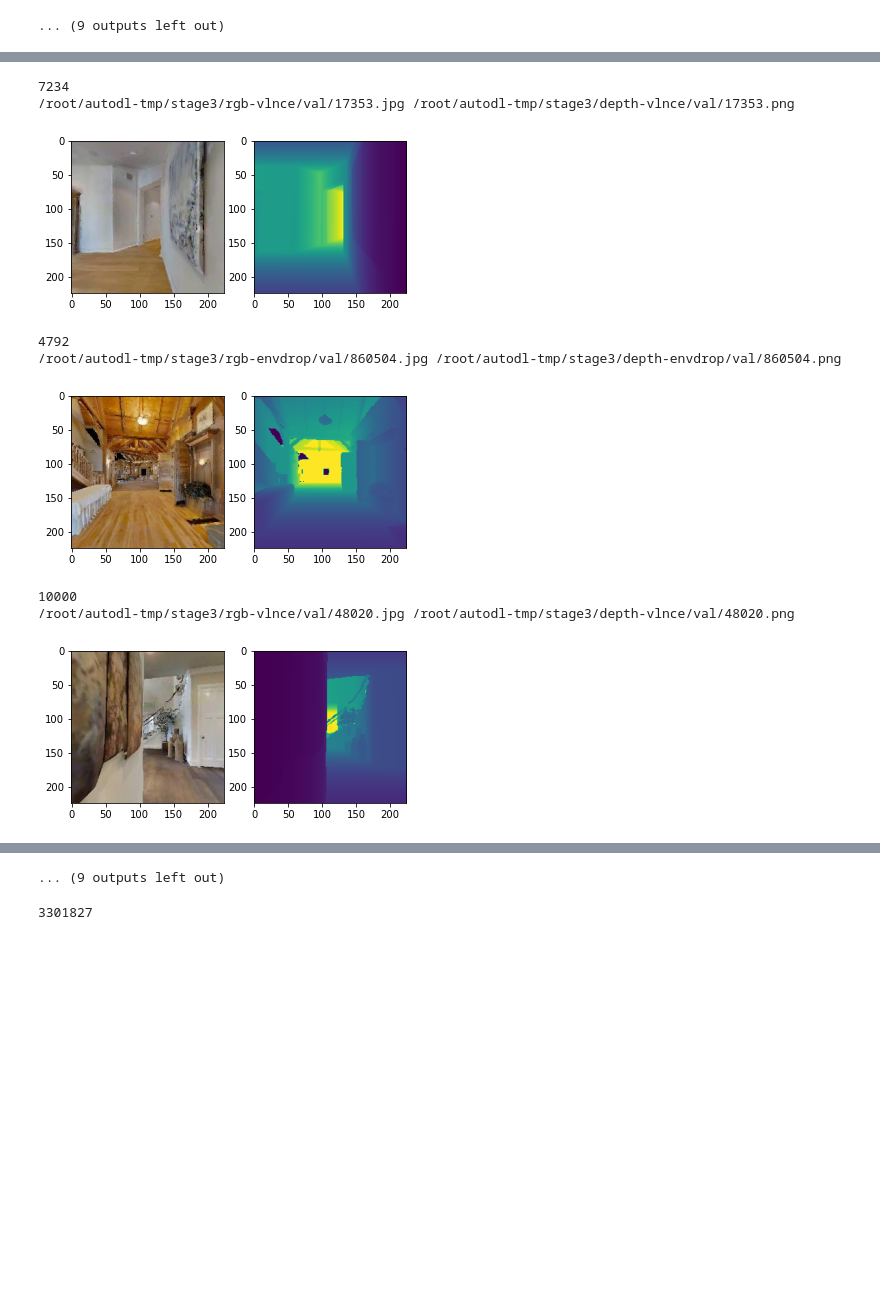
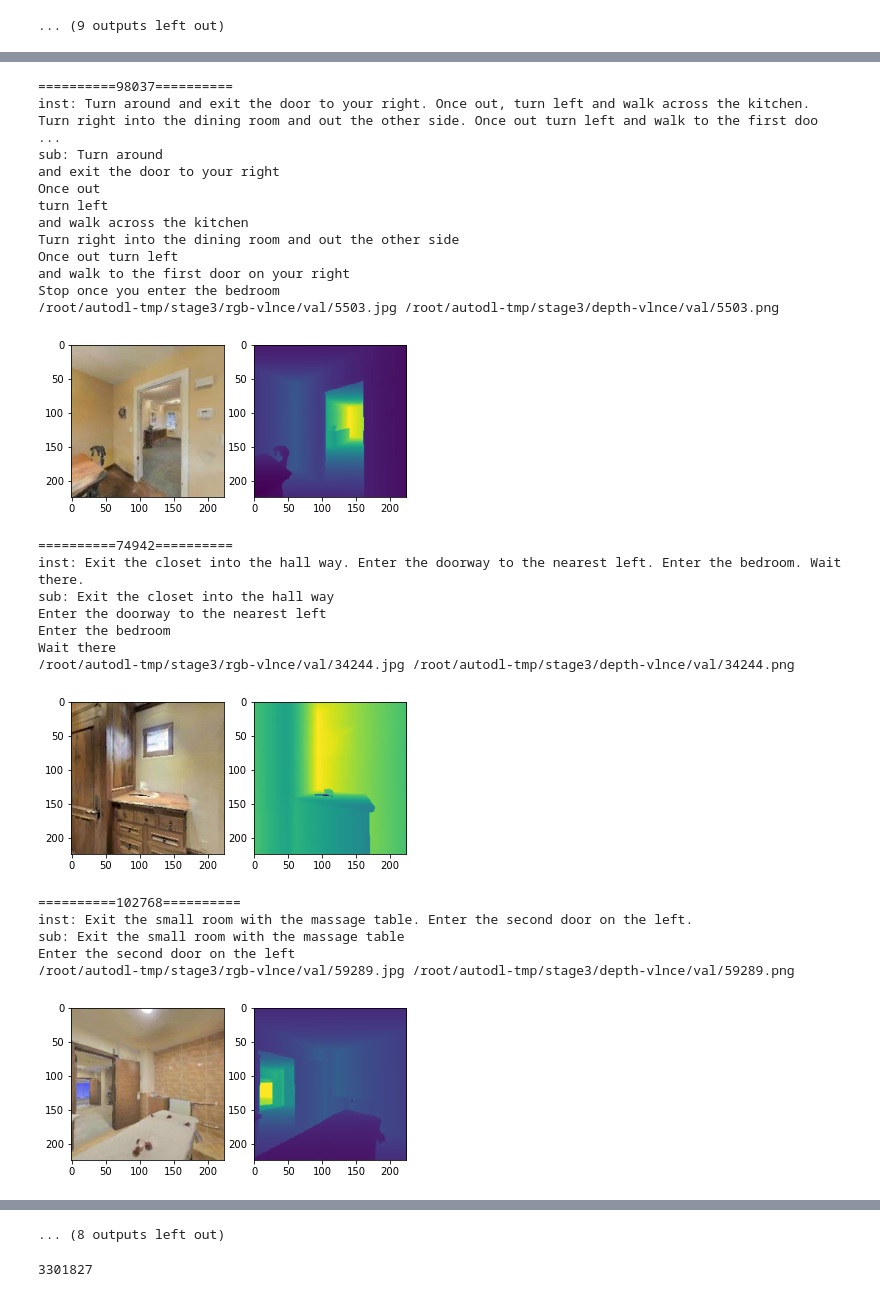
Before and after one commit to RavenKiller/MEE, a Jupyter notebook: scripts/evo_data_stage3.ipynb, the cells around one changed output, grey strips where cells are left out. Cells and saved outputs as stored; diff of their text form; code cells hidden in the pictures; blank space fills up the shorter version.

```diff
--- a/scripts/evo_data_stage3.ipynb
+++ b/scripts/evo_data_stage3.ipynb
@@ -743,10 +745,21 @@ FOLDER_RGB_OUT = Path("/root/autodl-tmp/stage3/")
 FOLDER_DEPTH_OUT = Path("/root/autodl-tmp/stage3/")
 rgb_files = sorted(list(FOLDER_RGB_OUT.glob("rgb-*/val/*.jpg")))
 depth_files = sorted(list(FOLDER_DEPTH_OUT.glob("depth-*/val/*.png")))
+# text train
+FOLDER_RGB_OUT = Path("/root/autodl-tmp/stage3/")
+FOLDER_DEPTH_OUT = Path("/root/autodl-tmp/stage3/")
+text_files = sorted(list(FOLDER_RGB_OUT.glob("text-*/val/*.txt")))
+sub_files = sorted(list(FOLDER_DEPTH_OUT.glob("sub-*/val/*.txt")))
 print(len(rgb_files))
 assert len(rgb_files)==len(depth_files)
+assert len(text_files)==len(sub_files)
 for _ in range(10):
     idx = random.randint(0, len(rgb_files)-1)
+    print("=========={}==========".format(idx))
+    with open(text_files[idx], "r") as f:
+        print("inst: "+f.read())
+    with open(sub_files[idx], "r") as f:
+        print("sub: "+f.read())
     rgb = Image.open(rgb_files[idx])
     depth = Image.open(depth_files[idx])
     print(rgb_files[idx], depth_files[idx])
@@ -756,20 +769,6 @@ for _ in range(10):
     plt.subplot(1,2, 2)
     plt.imshow(np.array(depth).astype(float))
     plt.show()
-    print(np.array(depth).max())
-# text train
-FOLDER_RGB_OUT = Path("/root/autodl-tmp/stage3/")
-FOLDER_DEPTH_OUT = Path("/root/autodl-tmp/stage3/")
-text_files = sorted(list(FOLDER_RGB_OUT.glob("text-*/val/*.txt")))
-sub_files = sorted(list(FOLDER_DEPTH_OUT.glob("sub-*/val/*.txt")))
-assert len(text_files)==len(sub_files)
-print(len(text_files))
-for _ in range(10):
-    idx = random.randint(0, len(text_files)-1)
-    print("=========={}==========".format(idx))
-    with open(text_files[idx], "r") as f:
-        print("inst: "+f.read())
-    with open(sub_files[idx], "r") as f:
-        print("sub: "+f.read())
+    # print(np.array(depth).max())
 # %% [output]
 119281
@@ -778,9 +782,27 @@ for _ in range(10):
-7234
-/root/autodl-tmp/stage3/rgb-vlnce/val/17353.jpg /root/autodl-tmp/stage3/depth-vlnce/val/17353.png
+==========98037==========
+inst: Turn around and exit the door to your right. Once out, turn left and walk across the kitchen. Turn right into the dining room and out the other side. Once out turn left and walk to the first doo ...
+sub: Turn around
+and exit the door to your right
+Once out
+turn left
+and walk across the kitchen
+Turn right into the dining room and out the other side
+Once out turn left
+and walk to the first door on your right
+Stop once you enter the bedroom
+/root/autodl-tmp/stage3/rgb-vlnce/val/5503.jpg /root/autodl-tmp/stage3/depth-vlnce/val/5503.png
-[figure, old version]
+[figure, new version]
-4792
-/root/autodl-tmp/stage3/rgb-envdrop/val/860504.jpg /root/autodl-tmp/stage3/depth-envdrop/val/860504.png
+==========74942==========
+inst: Exit the closet into the hall way. Enter the doorway to the nearest left. Enter the bedroom. Wait there.
+sub: Exit the closet into the hall way
+Enter the doorway to the nearest left
+Enter the bedroom
+Wait there
+/root/autodl-tmp/stage3/rgb-vlnce/val/34244.jpg /root/autodl-tmp/stage3/depth-vlnce/val/34244.png
-[figure, old version]
+[figure, new version]
-10000
-/root/autodl-tmp/stage3/rgb-vlnce/val/48020.jpg /root/autodl-tmp/stage3/depth-vlnce/val/48020.png
+==========102768==========
+inst: Exit the small room with the massage table. Enter the second door on the left.
+sub: Exit the small room with the massage table
+Enter the second door on the left
+/root/autodl-tmp/stage3/rgb-vlnce/val/59289.jpg /root/autodl-tmp/stage3/depth-vlnce/val/59289.png
-[figure, old version]
+[figure, new version]
@@ -793,4 +828,4 @@ for _ in range(10):
-... (9 outputs left out)
+... (8 outputs left out)
 # %%
 len(text_files)
 # %% [output]
```
Also changed, not shown: parts of 2 cells of this notebook, 9 other files.
